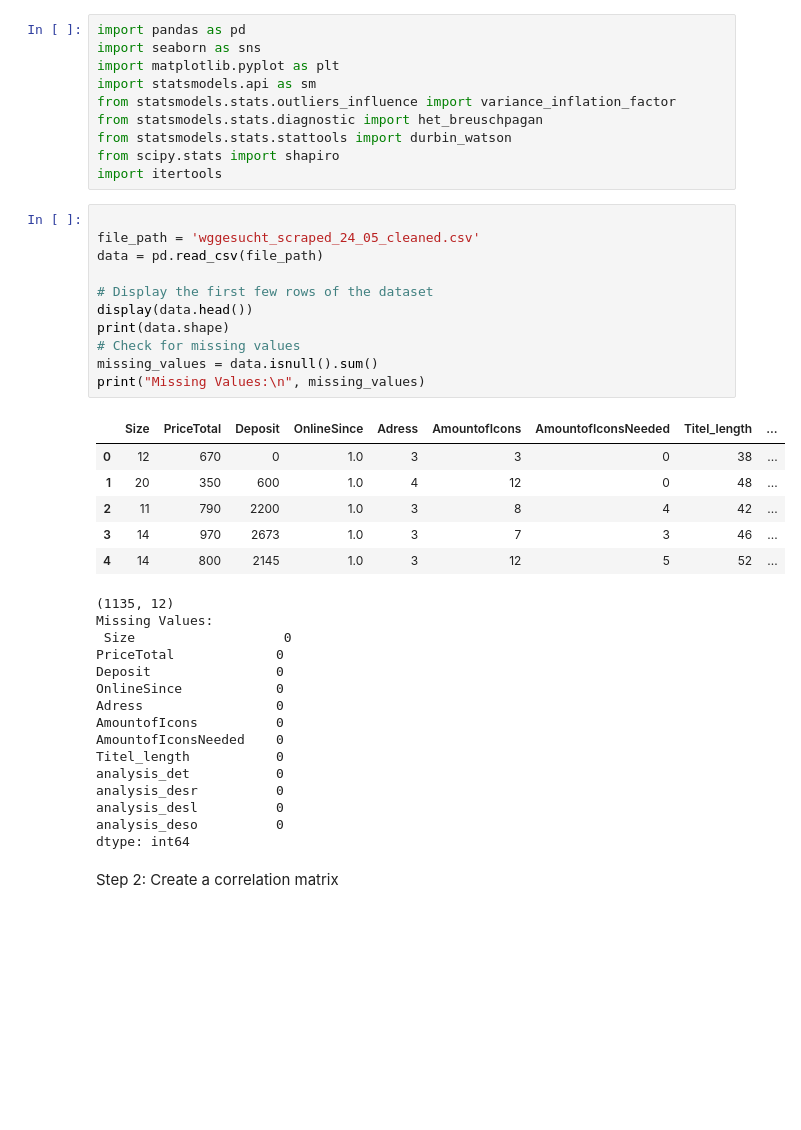
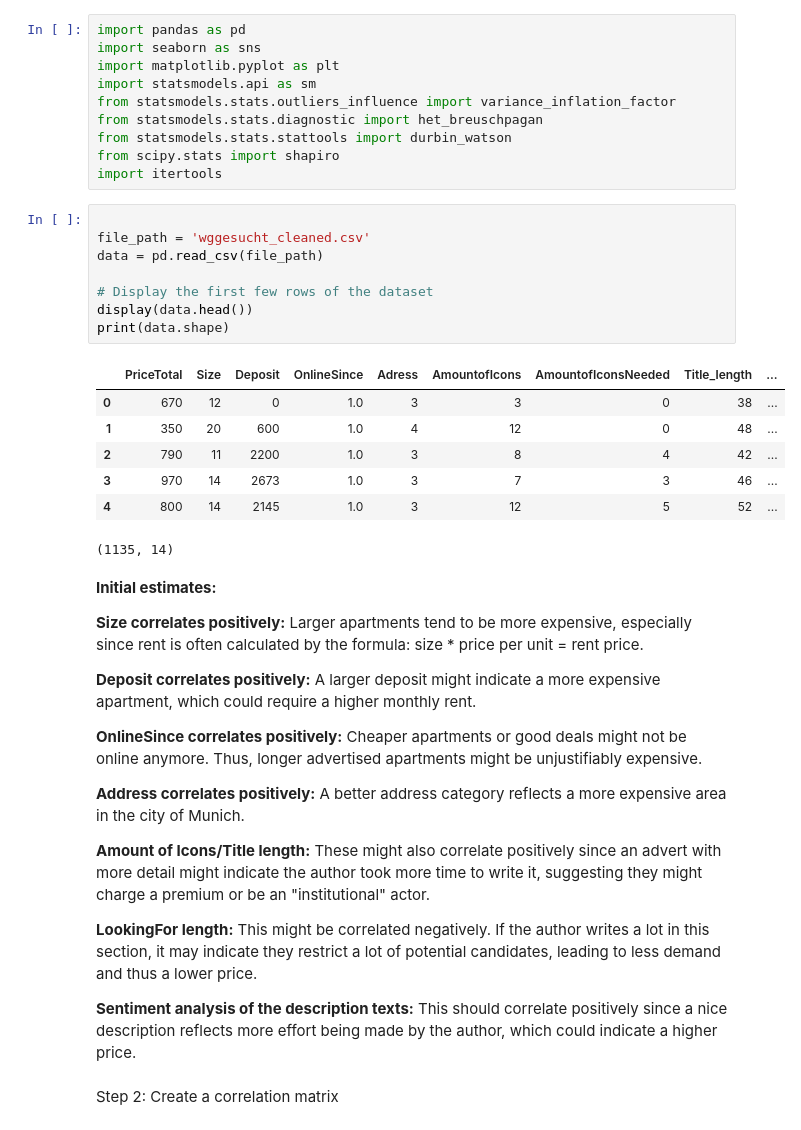
Before and after one commit to iwh-halle/fdap-2024-GeroWeinkauf, a Jupyter notebook: casestudy/student_housing/regression_analysis.ipynb, the cells around one changed output. Drawn from its saved outputs; the diff is of its cells as text; blank space fills up the shorter version.

```diff
--- a/casestudy/student_housing/regression_analysis.ipynb
+++ b/casestudy/student_housing/regression_analysis.ipynb
@@ -14,37 +14,36 @@ from scipy.stats import shapiro
 import itertools
 # %%
 
-file_path = 'wggesucht_scraped_24_05_cleaned.csv'
+file_path = 'wggesucht_cleaned.csv'
 data = pd.read_csv(file_path)
 
 # Display the first few rows of the dataset
 display(data.head())
 print(data.shape)
-# Check for missing values
-missing_values = data.isnull().sum()
-print("Missing Values:\n", missing_values)
 # %% [output]
-|  | Size | PriceTotal | Deposit | OnlineSince | Adress | AmountofIcons | AmountofIconsNeeded | Titel_length | ... |
-| 0 | 12 | 670 | 0 | 1.0 | 3 | 3 | 0 | 38 | ... |
-| 1 | 20 | 350 | 600 | 1.0 | 4 | 12 | 0 | 48 | ... |
-| 2 | 11 | 790 | 2200 | 1.0 | 3 | 8 | 4 | 42 | ... |
-| 3 | 14 | 970 | 2673 | 1.0 | 3 | 7 | 3 | 46 | ... |
-| 4 | 14 | 800 | 2145 | 1.0 | 3 | 12 | 5 | 52 | ... |
+|  | PriceTotal | Size | Deposit | OnlineSince | Adress | AmountofIcons | AmountofIconsNeeded | Title_length | ... |
+| 0 | 670 | 12 | 0 | 1.0 | 3 | 3 | 0 | 38 | ... |
+| 1 | 350 | 20 | 600 | 1.0 | 4 | 12 | 0 | 48 | ... |
+| 2 | 790 | 11 | 2200 | 1.0 | 3 | 8 | 4 | 42 | ... |
+| 3 | 970 | 14 | 2673 | 1.0 | 3 | 7 | 3 | 46 | ... |
+| 4 | 800 | 14 | 2145 | 1.0 | 3 | 12 | 5 | 52 | ... |
-(1135, 12)
-Missing Values:
- Size                   0
-PriceTotal             0
-Deposit                0
-OnlineSince            0
-Adress                 0
-AmountofIcons          0
-AmountofIconsNeeded    0
-Titel_length           0
-analysis_det           0
-analysis_desr          0
-analysis_desl          0
-analysis_deso          0
-dtype: int64
+(1135, 14)
+# %% [markdown]
+**Initial estimates:**
+
+**Size correlates positively:** Larger apartments tend to be more expensive, especially since rent is often calculated by the formula: size * price per unit = rent price.
+
+**Deposit correlates positively:** A larger deposit might indicate a more expensive apartment, which could require a higher monthly rent.
+
+**OnlineSince correlates positively:** Cheaper apartments or good deals might not be online anymore. Thus, longer advertised apartments might be unjustifiably expensive.
+
+**Address correlates positively:** A better address category reflects a more expensive area in the city of Munich.
+
+**Amount of Icons/Title length:** These might also correlate positively since an advert with more detail might indicate the author took more time to write it, suggesting they might charge a premium or be an "institutional" actor.
+
+**LookingFor length:** This might be correlated negatively. If the author writes a lot in this section, it may indicate they restrict a lot of potential candidates, leading to less demand and thus a lower price.
+
+**Sentiment analysis of the description texts:** This should correlate positively since a nice description reflects more effort being made by the author, which could indicate a higher price.
 # %% [markdown]
 Step 2: Create a correlation matrix
 # %%
```
Also changed, not shown: parts of 30 cells of this notebook, 9 other files.
